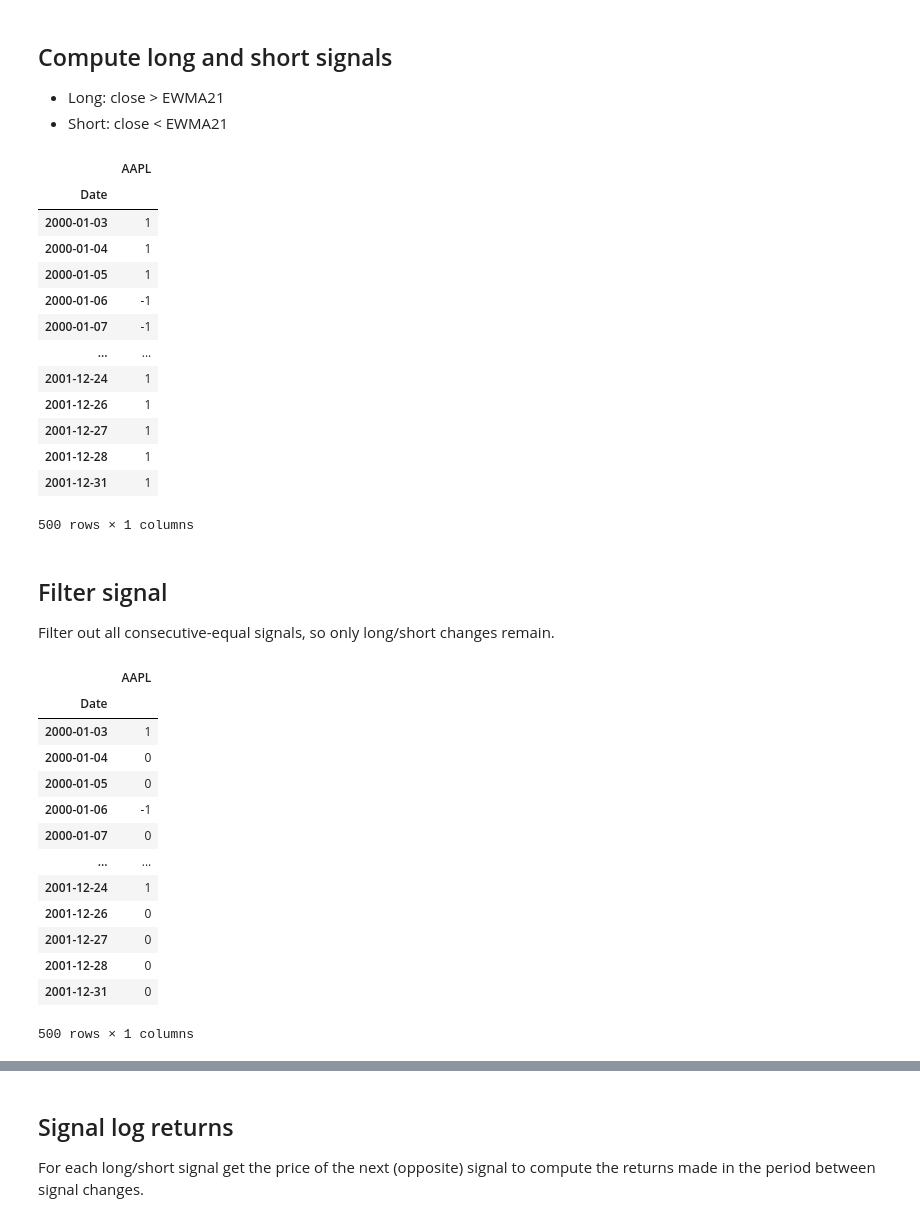
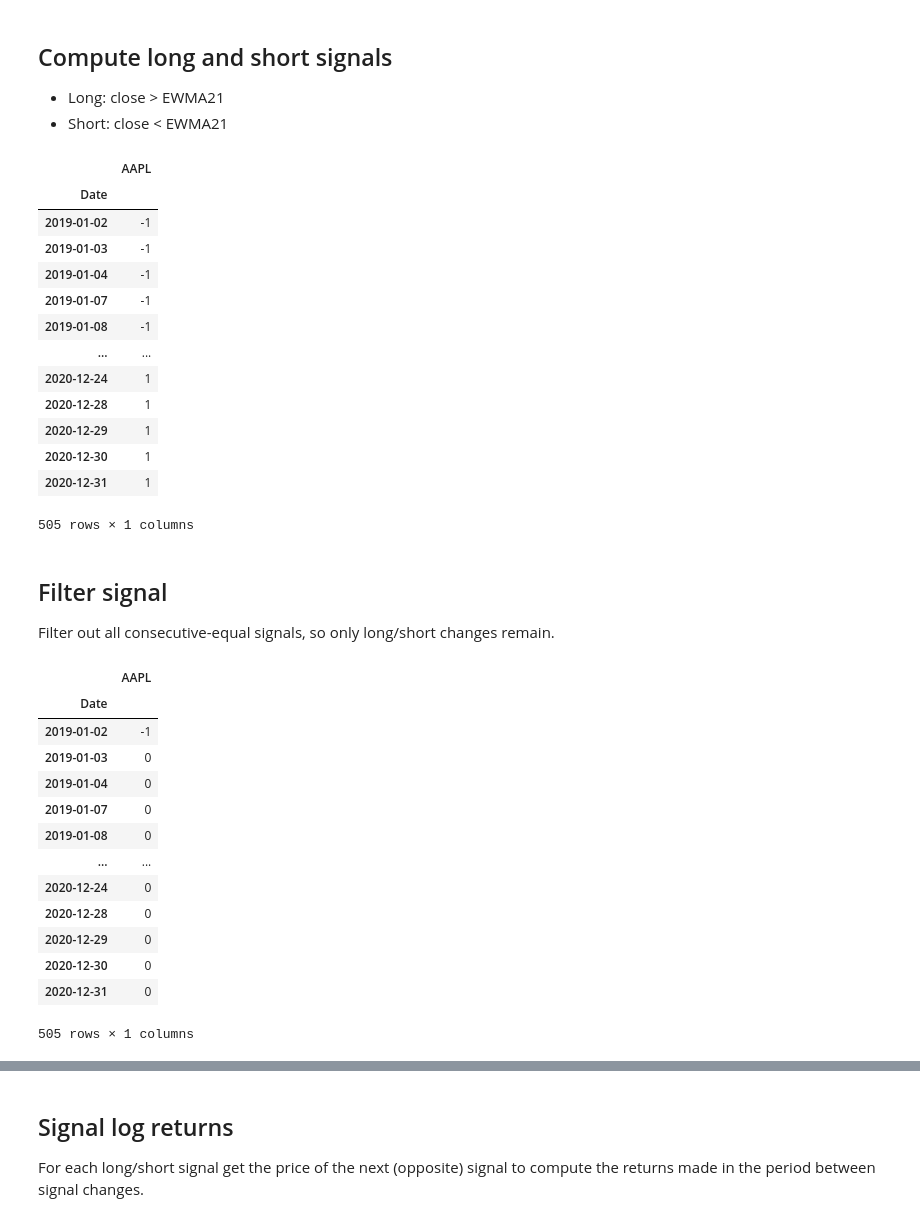
Before and after one commit to lucaskienast/Algorithmic-Trading, a Jupyter notebook: Crossover Strategies/Single_Stock_Close_EWMA_Crossover_Strategy.ipynb, the cells around one changed output, grey strips where cells are left out. Drawn from its saved outputs; the diff is of its cells as text; code cells hidden in the pictures.

```diff
--- a/Crossover Strategies/Single_Stock_Close_EWMA_Crossover_Strategy.ipynb
+++ b/Crossover Strategies/Single_Stock_Close_EWMA_Crossover_Strategy.ipynb
@@ -127,25 +141,25 @@ def get_long_short(close, moving_avg):
   return long_short
 # %%
 # compute signals b/w 2020 and 2021 and cut ewma and close to that timeframe too
-aapl_close = aapl_close.loc["2000-01-01":"2002-01-01", :]
-aapl_ewma = aapl_ewma.loc["2000-01-01":"2002-01-01", :]
+aapl_close = aapl_close.loc["2019-01-01":"2021-01-01", :]
+aapl_ewma = aapl_ewma.loc["2019-01-01":"2021-01-01", :]
 signal = get_long_short(aapl_close, aapl_ewma)
 signal
 # %% [output]
 |  | AAPL |
 | Date |  |
-| 2000-01-03 | 1 |
-| 2000-01-04 | 1 |
-| 2000-01-05 | 1 |
-| 2000-01-06 | -1 |
-| 2000-01-07 | -1 |
+| 2019-01-02 | -1 |
+| 2019-01-03 | -1 |
+| 2019-01-04 | -1 |
+| 2019-01-07 | -1 |
+| 2019-01-08 | -1 |
 | ... | ... |
-| 2001-12-24 | 1 |
-| 2001-12-26 | 1 |
-| 2001-12-27 | 1 |
-| 2001-12-28 | 1 |
-| 2001-12-31 | 1 |
+| 2020-12-24 | 1 |
+| 2020-12-28 | 1 |
+| 2020-12-29 | 1 |
+| 2020-12-30 | 1 |
+| 2020-12-31 | 1 |
-500 rows × 1 columns
+505 rows × 1 columns
 # %% [markdown]
 ## Filter signal
 
@@ -164,18 +178,18 @@ filtered_signal
 # %% [output]
 |  | AAPL |
 | Date |  |
-| 2000-01-03 | 1 |
-| 2000-01-04 | 0 |
-| 2000-01-05 | 0 |
-| 2000-01-06 | -1 |
-| 2000-01-07 | 0 |
+| 2019-01-02 | -1 |
+| 2019-01-03 | 0 |
+| 2019-01-04 | 0 |
+| 2019-01-07 | 0 |
+| 2019-01-08 | 0 |
 | ... | ... |
-| 2001-12-24 | 1 |
-| 2001-12-26 | 0 |
-| 2001-12-27 | 0 |
-| 2001-12-28 | 0 |
-| 2001-12-31 | 0 |
+| 2020-12-24 | 0 |
+| 2020-12-28 | 0 |
+| 2020-12-29 | 0 |
+| 2020-12-30 | 0 |
+| 2020-12-31 | 0 |
-500 rows × 1 columns
+505 rows × 1 columns
 # %%
 plt.figure(figsize=(16,8))
 plt.plot(aapl_close.loc[:,"AAPL"], alpha=1.0, label="Daily close", linewidth=2, color="cornflowerblue", zorder=2)
```
Also changed, not shown: parts of 12 cells of this notebook.
